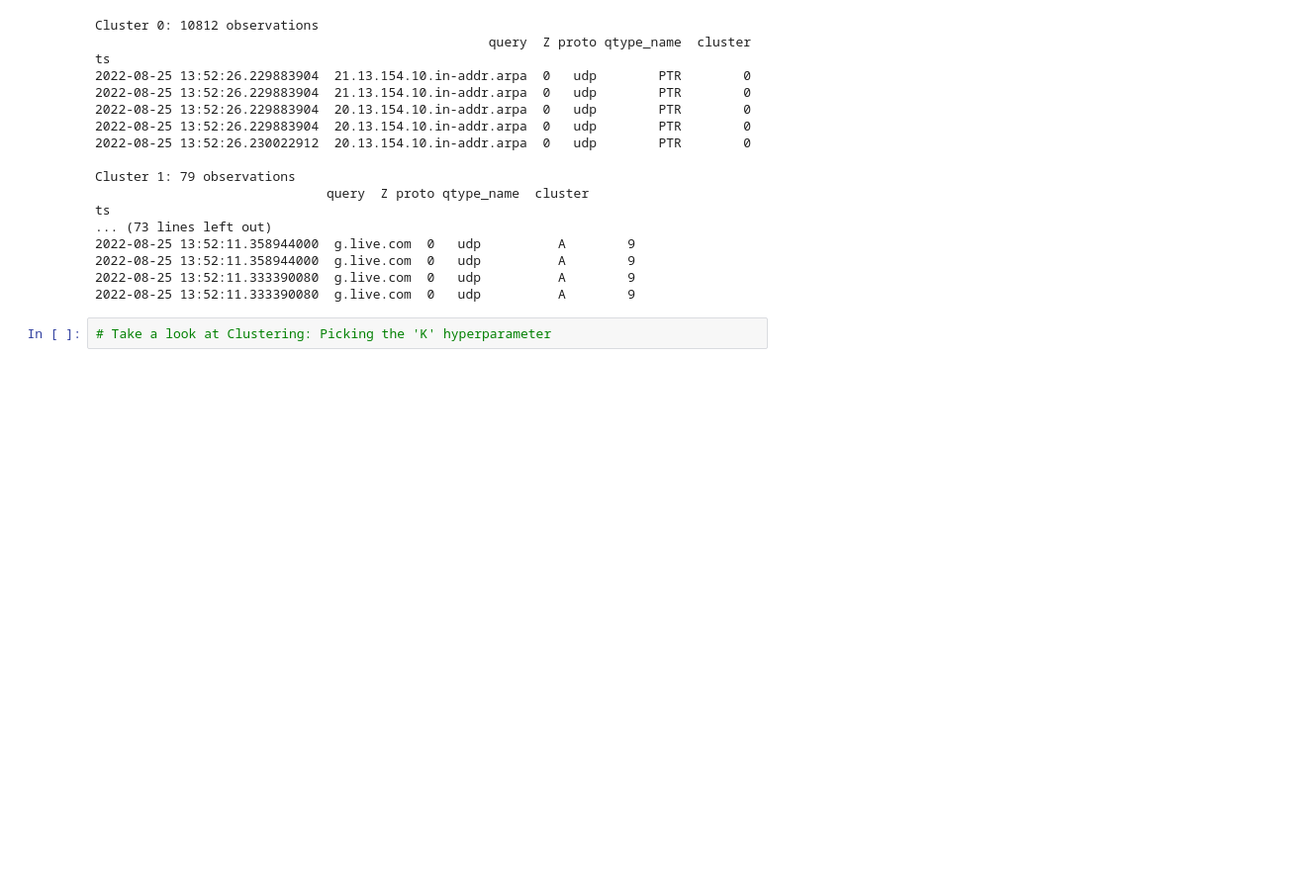
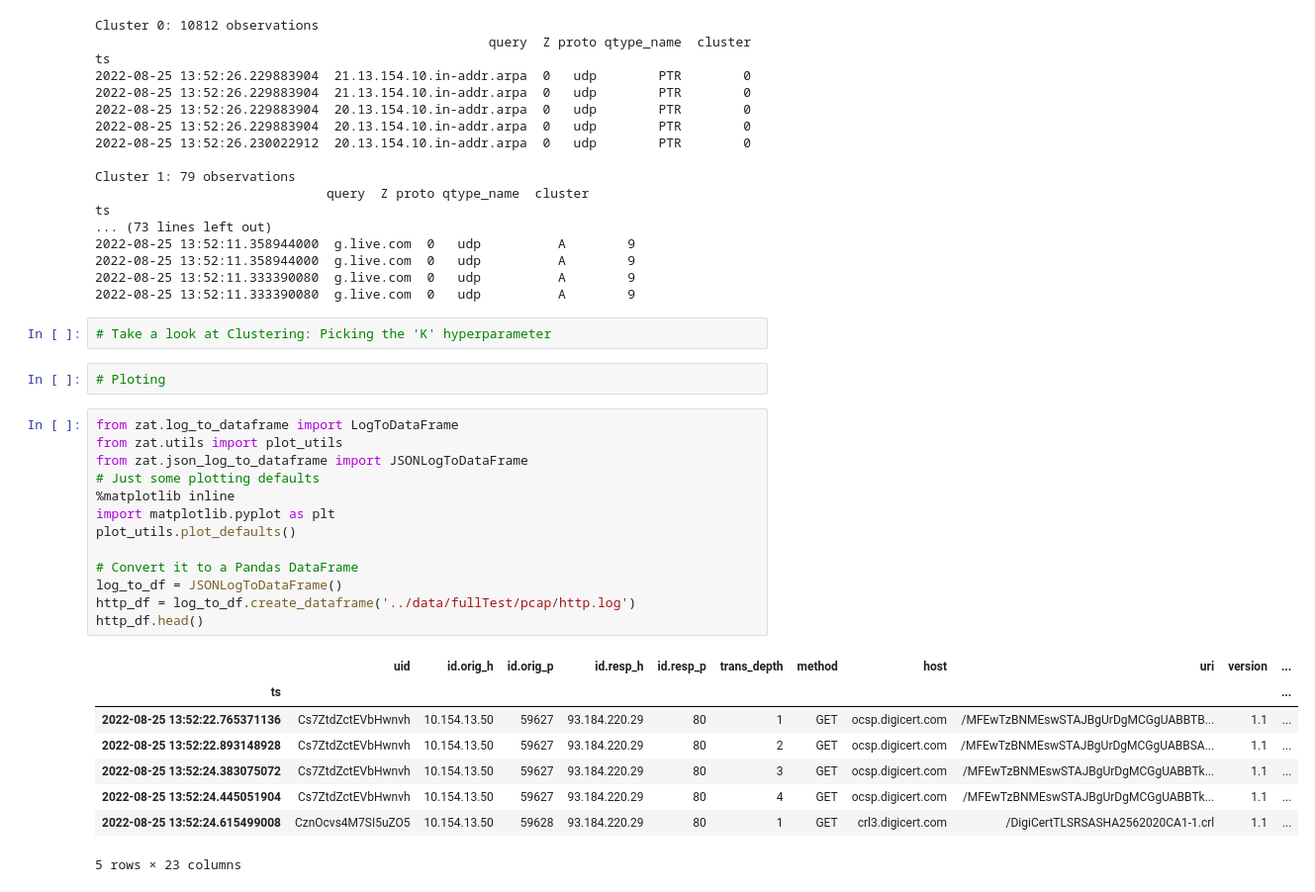
Before and after one commit to AI-Learning-Land/zat, a Jupyter notebook: notebooks/Network_Monitoring_AI.ipynb, the cells around one changed output. Shown at 99% size. Saved outputs shown, nothing was run; the diff lists cells and outputs as text; blank space fills up the shorter version.

```diff
--- a/notebooks/Network_Monitoring_AI.ipynb
+++ b/notebooks/Network_Monitoring_AI.ipynb
@@ -463,3 +463,27 @@ ts
 2022-08-25 13:52:11.333390080  g.live.com  0   udp          A        9
 # %%
 # Take a look at Clustering: Picking the 'K' hyperparameter
+# %%
+# Ploting
+# %%
+from zat.log_to_dataframe import LogToDataFrame
+from zat.utils import plot_utils
+from zat.json_log_to_dataframe import JSONLogToDataFrame
+# Just some plotting defaults
+%matplotlib inline
+import matplotlib.pyplot as plt
+plot_utils.plot_defaults()
+
+# Convert it to a Pandas DataFrame
+log_to_df = JSONLogToDataFrame()
+http_df = log_to_df.create_dataframe('../data/fullTest/pcap/http.log')
+http_df.head()
+# %% [output]
+|  | uid | id.orig_h | id.orig_p | id.resp_h | id.resp_p | trans_depth | method | host | uri | version | ... |
+| ts |  |  |  |  |  |  |  |  |  |  | ... |
+| 2022-08-25 13:52:22.765371136 | Cs7ZtdZctEVbHwnvh | 10.154.13.50 | 59627 | 93.184.220.29 | 80 | 1 | GET | ocsp.digicert.com | /MFEwTzBNMEswSTAJBgUrDgMCGgUABBTB... | 1.1 | ... |
+| 2022-08-25 13:52:22.893148928 | Cs7ZtdZctEVbHwnvh | 10.154.13.50 | 59627 | 93.184.220.29 | 80 | 2 | GET | ocsp.digicert.com | /MFEwTzBNMEswSTAJBgUrDgMCGgUABBSA... | 1.1 | ... |
+| 2022-08-25 13:52:24.383075072 | Cs7ZtdZctEVbHwnvh | 10.154.13.50 | 59627 | 93.184.220.29 | 80 | 3 | GET | ocsp.digicert.com | /MFEwTzBNMEswSTAJBgUrDgMCGgUABBTk... | 1.1 | ... |
+| 2022-08-25 13:52:24.445051904 | Cs7ZtdZctEVbHwnvh | 10.154.13.50 | 59627 | 93.184.220.29 | 80 | 4 | GET | ocsp.digicert.com | /MFEwTzBNMEswSTAJBgUrDgMCGgUABBTk... | 1.1 | ... |
+| 2022-08-25 13:52:24.615499008 | CznOcvs4M7SI5uZO5 | 10.154.13.50 | 59628 | 93.184.220.29 | 80 | 1 | GET | crl3.digicert.com | /DigiCertTLSRSASHA2562020CA1-1.crl | 1.1 | ... |
+5 rows × 23 columns
```
Also changed, not shown: parts of 3 cells of this notebook.
